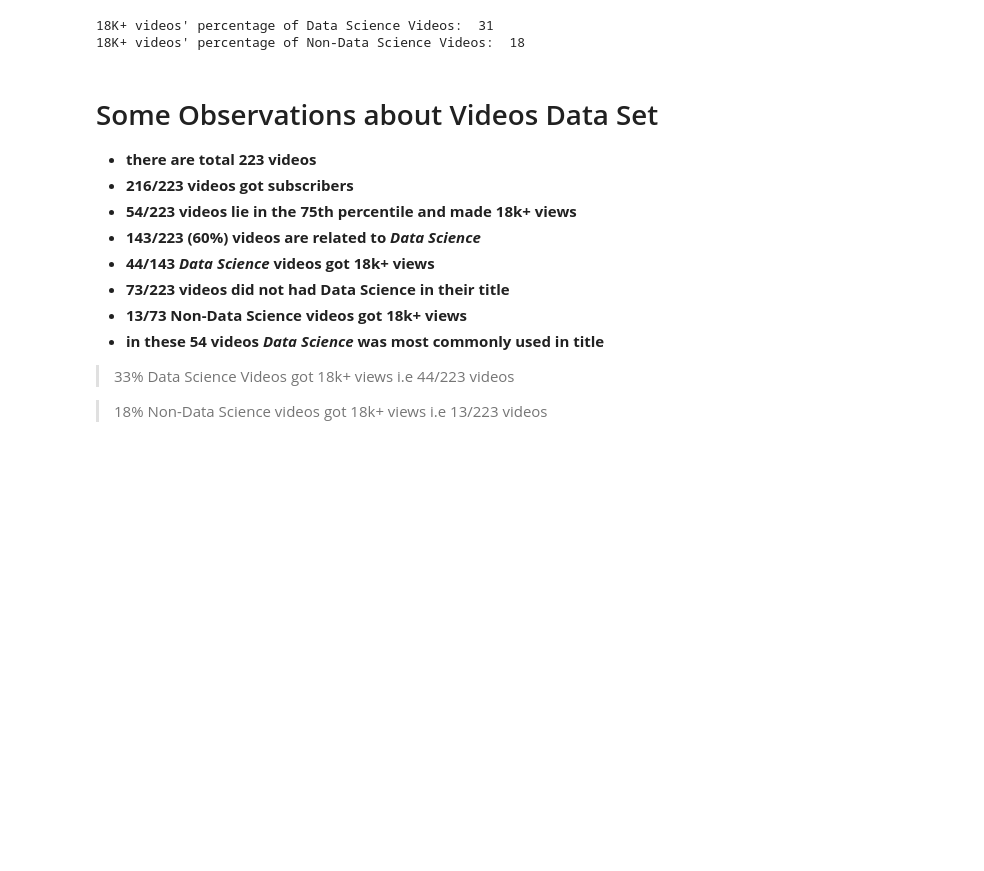
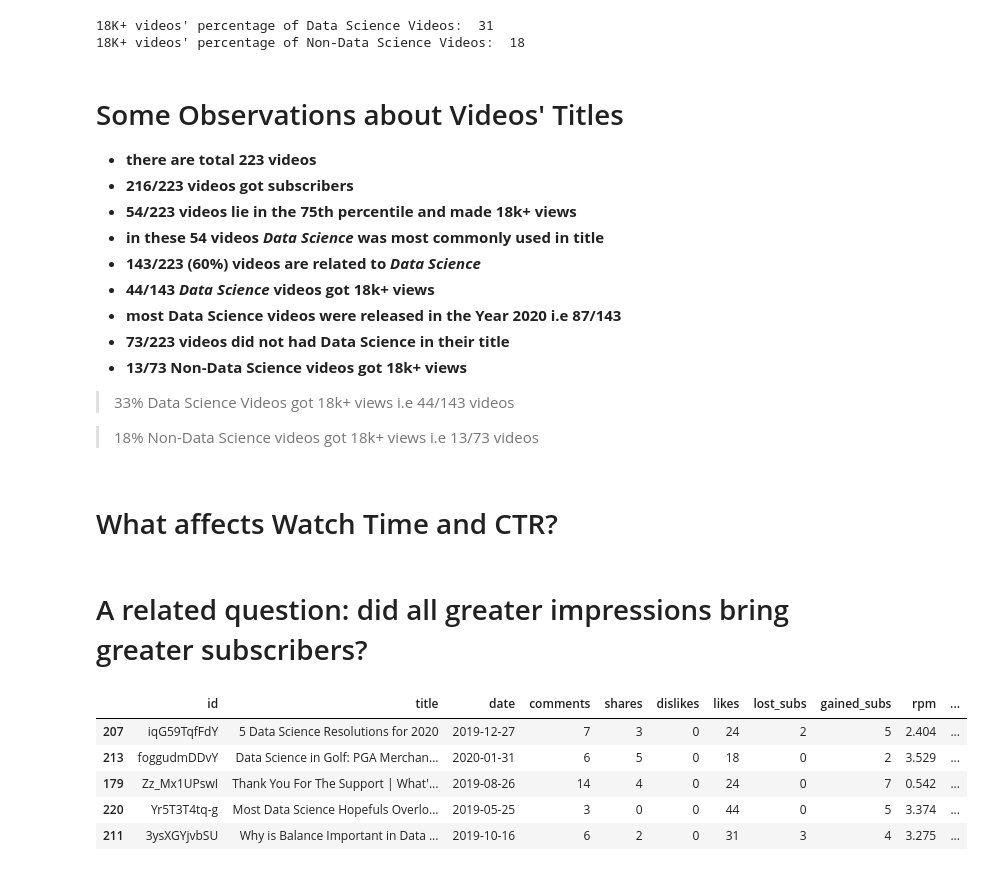
Before and after one commit to Irfan-Ahmad-byte/ken-s, a Jupyter notebook: Ken-s_youtube.ipynb, the cells around one changed output. Saved outputs shown, nothing was run; the diff lists cells and outputs as text; code cells hidden in the pictures; blank space fills up the shorter version.

```diff
--- a/Ken-s_youtube.ipynb
+++ b/Ken-s_youtube.ipynb
@@ -292,17 +304,31 @@ print("18K+ videos' percentage of Non-Data Science Videos: ", round((non_DS_vide
 18K+ videos' percentage of Data Science Videos:  31
 18K+ videos' percentage of Non-Data Science Videos:  18
 # %% [markdown]
-# Some Observations about Videos Data Set
+# Some Observations about Videos' Titles
 
 - **there are total 223 videos**
 - **216/223 videos got subscribers**
 - **54/223 videos lie in the 75th percentile and made 18k+ views**
+- **in these 54 videos *Data Science* was most commonly used in title**
 - **143/223 (60%) videos are related to *Data Science***
 - **44/143 *Data Science* videos got 18k+ views**
+- **most Data Science videos were released in the Year 2020 i.e 87/143**
 - **73/223 videos did not had Data Science in their title**
 - **13/73 Non-Data Science videos got 18k+ views**
-- **in these 54 videos *Data Science* was most commonly used in title**
 
-> 33% Data Science Videos got 18k+ views i.e 44/223 videos
+> 33% Data Science Videos got 18k+ views i.e 44/143 videos
 
-> 18% Non-Data Science videos got 18k+ views i.e 13/223 videos
+> 18% Non-Data Science videos got 18k+ views i.e 13/73 videos
+# %% [markdown]
+# What affects Watch Time and CTR?
+# %% [markdown]
+# A related question: did all greater impressions bring greater subscribers?
+# %%
+sub_videos.head()
+# %% [output]
+|  | id | title | date | comments | shares | dislikes | likes | lost_subs | gained_subs | rpm | ... |
+| 207 | iqG59TqfFdY | 5 Data Science Resolutions for 2020 | 2019-12-27 | 7 | 3 | 0 | 24 | 2 | 5 | 2.404 | ... |
+| 213 | foggudmDDvY | Data Science in Golf: PGA Merchan... | 2020-01-31 | 6 | 5 | 0 | 18 | 0 | 2 | 3.529 | ... |
+| 179 | Zz_Mx1UPswI | Thank You For The Support | What'... | 2019-08-26 | 14 | 4 | 0 | 24 | 0 | 7 | 0.542 | ... |
+| 220 | Yr5T3T4tq-g | Most Data Science Hopefuls Overlo... | 2019-05-25 | 3 | 0 | 0 | 44 | 0 | 5 | 3.374 | ... |
+| 211 | 3ysXGYjvbSU | Why is Balance Important in Data ... | 2019-10-16 | 6 | 2 | 0 | 31 | 3 | 4 | 3.275 | ... |
```
Also changed, not shown: parts of 16 cells of this notebook.
